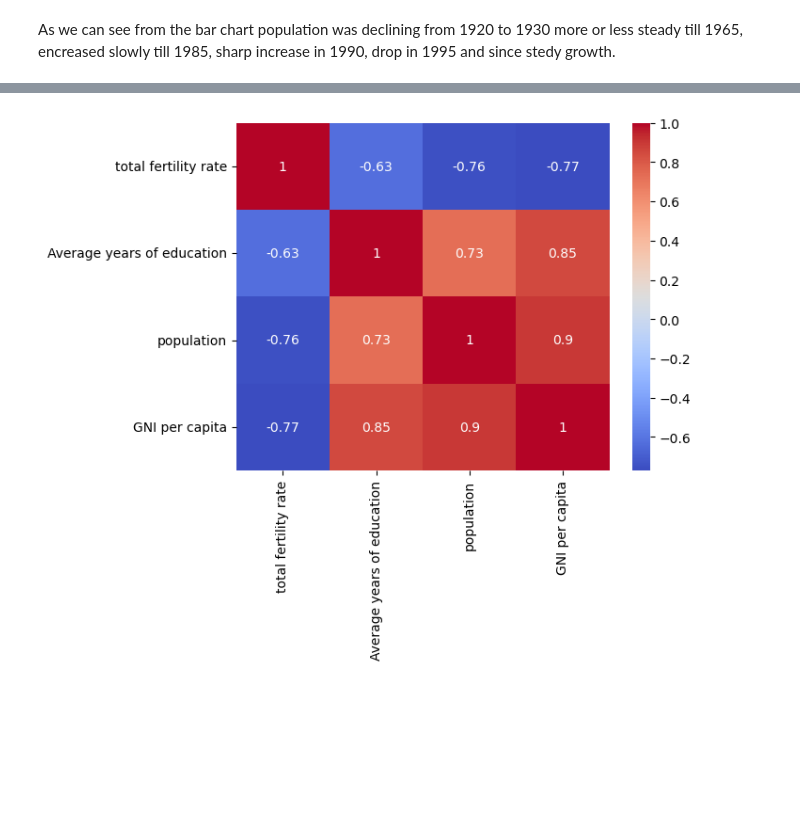
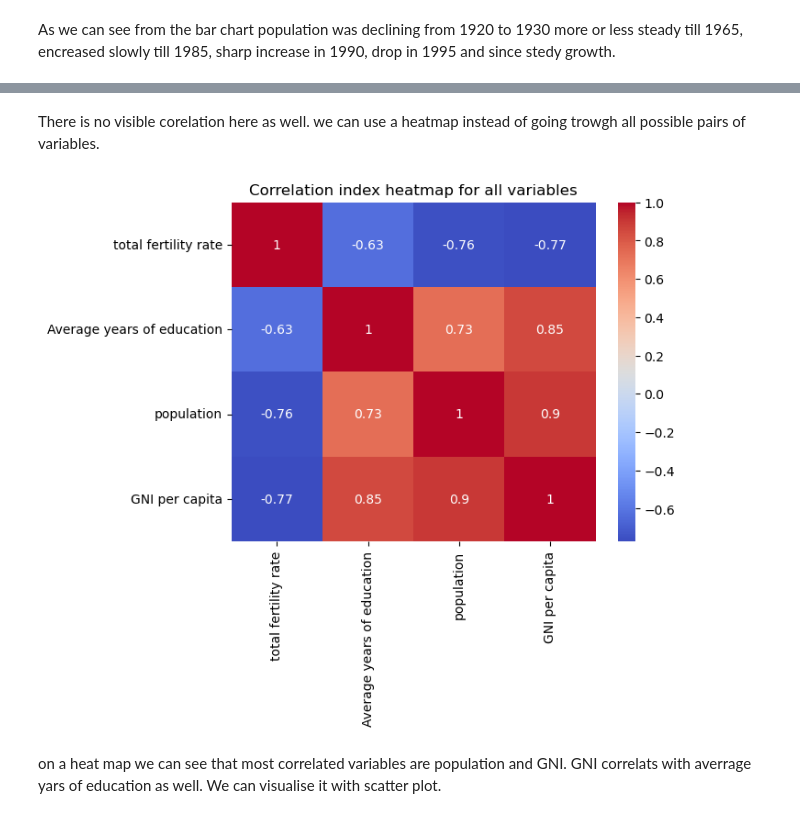
Before and after one commit to OlgaKnut/Programming-for-Data-Analysis-Project-1, a Jupyter notebook: pfda_project_1.ipynb, the cells around one changed output, grey strips where cells are left out. Drawn from its saved outputs; the diff is of its cells as text; code cells hidden in the pictures; blank space fills up the shorter version.

```diff
--- a/pfda_project_1.ipynb
+++ b/pfda_project_1.ipynb
@@ -148,6 +190,13 @@ plt.scatter(gni, fertility)
+# %% [markdown]
+There is no visible corelation here as well.
+we can use a heatmap instead of going trowgh all possible pairs of variables.
 # %%
 corr_matrix = df.corr()
+plt.title('Correlation index heatmap for all variables')
 sns.heatmap(corr_matrix, annot=True, cmap='coolwarm')
 plt.show()
 # %% [output]
-[figure, old version]
+[figure, new version]
+# %% [markdown]
+on a heat map we can see that most correlated variables are population and GNI. GNI correlats with averrage yars of education as well.
+We can visualise it with scatter plot.
```
Also changed, not shown: parts of 25 cells of this notebook.
